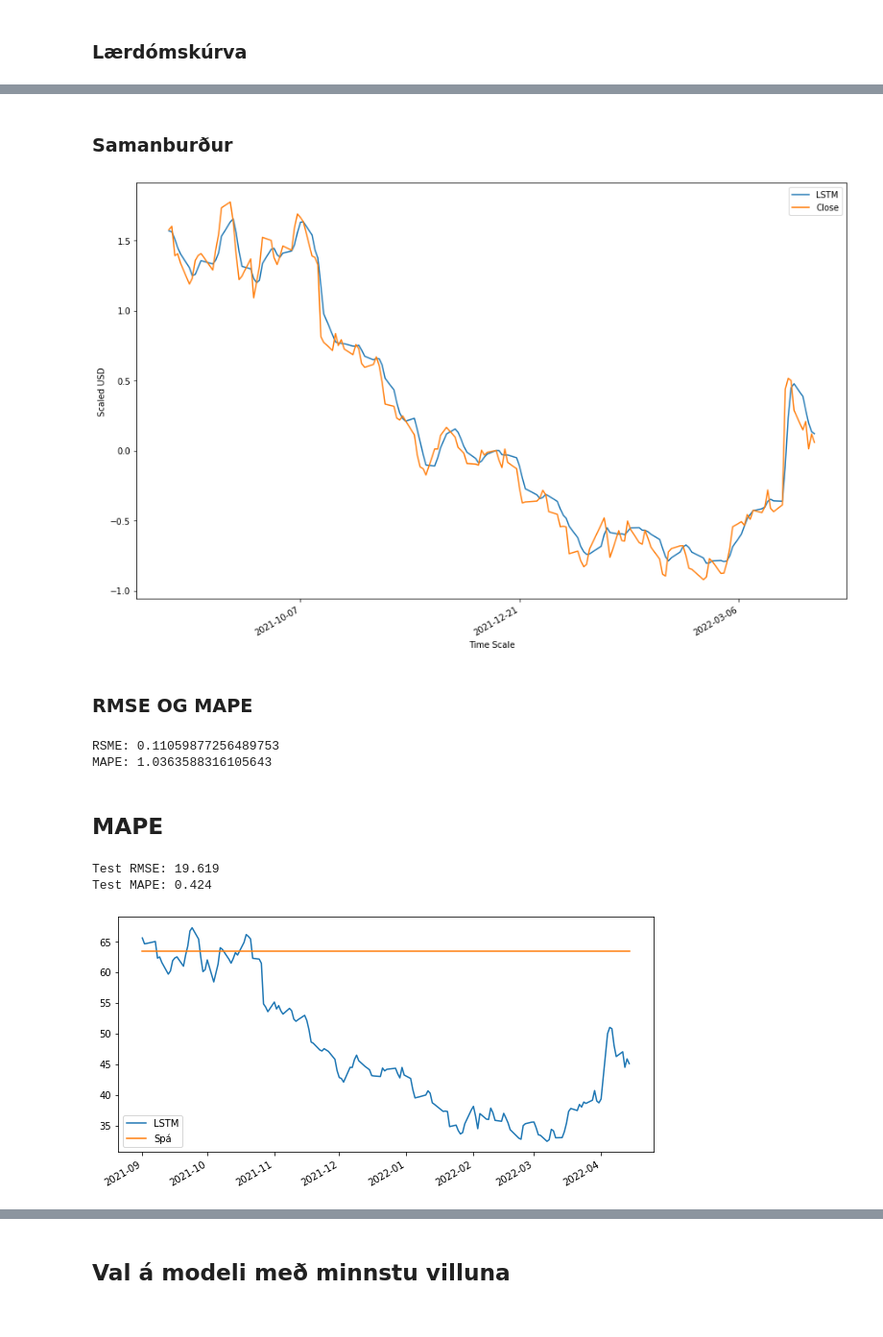
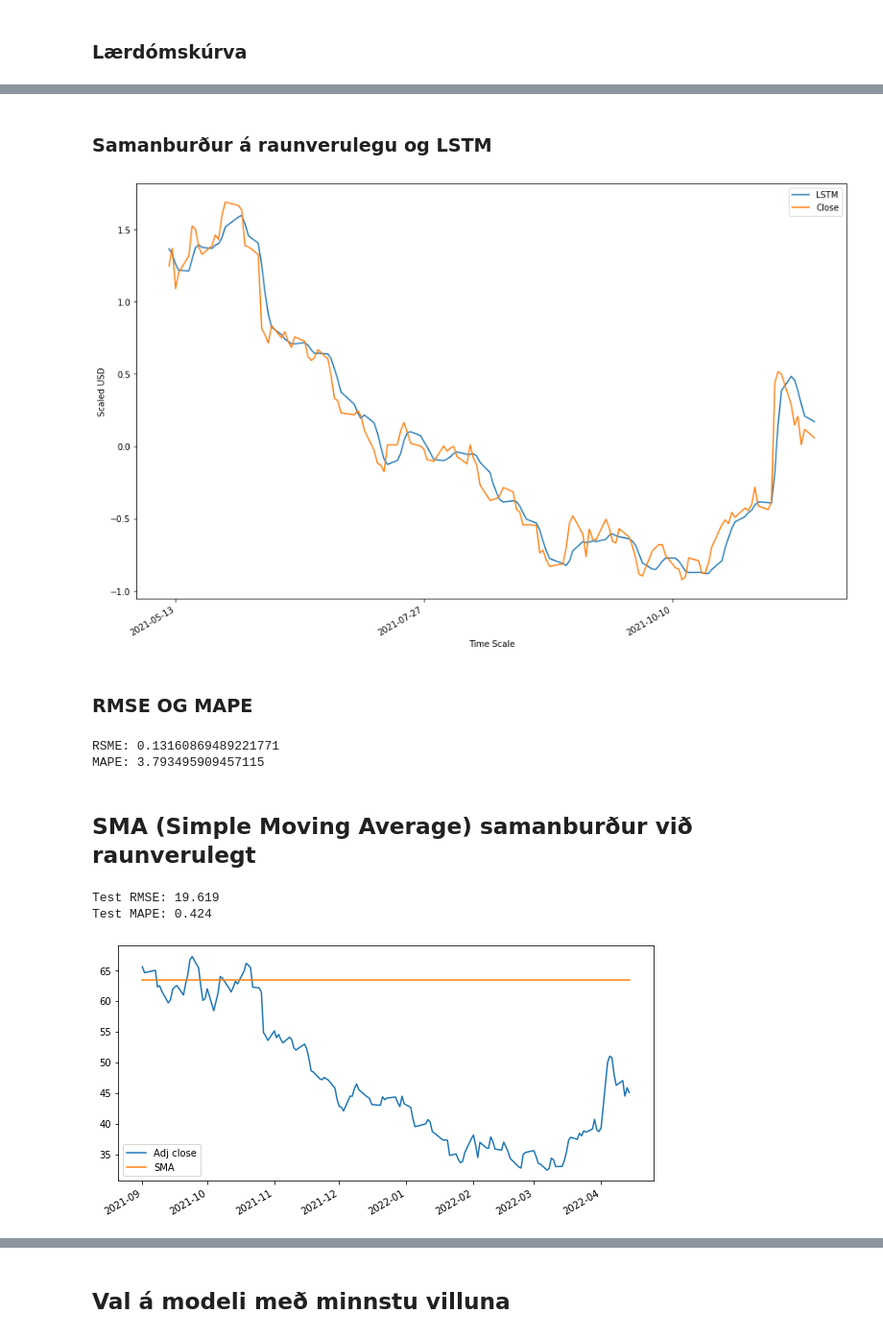
Before and after one commit to Orri050/Lokaverkefni, a Jupyter notebook: Lokaverkefni.ipynb, the cells around one changed output, grey strips where cells are left out. Shown at 96% size. Drawn from its saved outputs; the diff is of its cells as text; code cells hidden in the pictures.

```diff
--- a/Lokaverkefni.ipynb
+++ b/Lokaverkefni.ipynb
@@ -370,7 +383,7 @@ Villa2=(rmse2+mape2)/2
 # %% [markdown]
 ### Þjálfun
 # %%
-n_steps1=10
+n_steps1=100
 X12, y12= lstm_split(X_ft.values, n_steps1=n_steps1)
 
 train_split=0.8
@@ -452,5 +439,5 @@ plt.show()
 # %% [markdown]
-### Samanburður
+### Samanburður á raunverulegu og LSTM
 # %%
 plt.figure(figsize=(15,10))
 plt.gca().xaxis.set_major_formatter(mdates.DateFormatter('%Y-%m-%d'))
@@ -458,10 +445,8 @@ plt.gca().xaxis.set_major_locator(mdates.DayLocator(interval=75))
 k=len(Xtr2)
 thri=len(X12)-len(Xtstd2)
 x_dates=data_dates[k:]
-#h=stockh['Close']
 n=n_steps1-1
 y=y_ft[thri+n:]
-#h=h[k:]
 plt.plot(Xtstd2, ypr3, label='LSTM')
 plt.plot(Xtstd2, y, label='Close')
 plt.xlabel('Time Scale')
@@ -470,7 +455,7 @@ plt.legend()
 plt.gcf().autofmt_xdate()
 plt.show()
 # %% [output]
-[figure, old version]
+[figure, new version]
 # %% [markdown]
 ### RMSE OG MAPE
 # %%
@@ -479,36 +464,34 @@ mape3=mean_absolute_percentage_error(ytst2,ypr3)
 print("RSME:",rmse3)
 print("MAPE:",mape3)
 # %% [output]
-RSME: 0.11059877256489753
-MAPE: 1.0363588316105643
+RSME: 0.13160869489221771
+MAPE: 3.793495909457115
 # %%
 Villa3=(rmse3+mape3)/2
-# %% [markdown]
-## MAPE
+# %% [markdown]
+## SMA (Simple Moving Average) samanburður við raunverulegt
 # %%
 train_split=0.8
 split_idx2= int(np.ceil(len(data)*train_split))
 tr=data[['Adj Close']].iloc[:split_idx2]
 tst=data[['Adj Close']].iloc[split_idx2:]
 
 tstpr=np.array([tr.rolling(10).mean().iloc[-1]]*len(tst)).reshape((-1,1))
 
 print('Test RMSE: %.3f'%mean_squared_error(tst,tstpr,squared=False))
 print('Test MAPE: %.3f'%mean_absolute_percentage_error(tst,tstpr))
-f=len(tst)-len(h)
+f=len(tst)-len(y)
 z=n-f
 x_dates=data_dates[k+z:]
 
 
 plt.figure(figsize=(10,5))
-#plt.plot(tst)
-#plt.plot(tstpr)
-plt.plot(x_dates, tst, label='LSTM')
-plt.plot(x_dates, tstpr, label='Spá')
+plt.plot(x_dates, tst, label='Adj close')
+plt.plot(x_dates, tstpr, label='SMA')
 plt.legend()
 plt.gcf().autofmt_xdate()
 plt.show()
 # %% [output]
 Test RMSE: 19.619
 Test MAPE: 0.424
-[figure, old version]
+[figure, new version]
```
Also changed, not shown: parts of 57 cells of this notebook.
